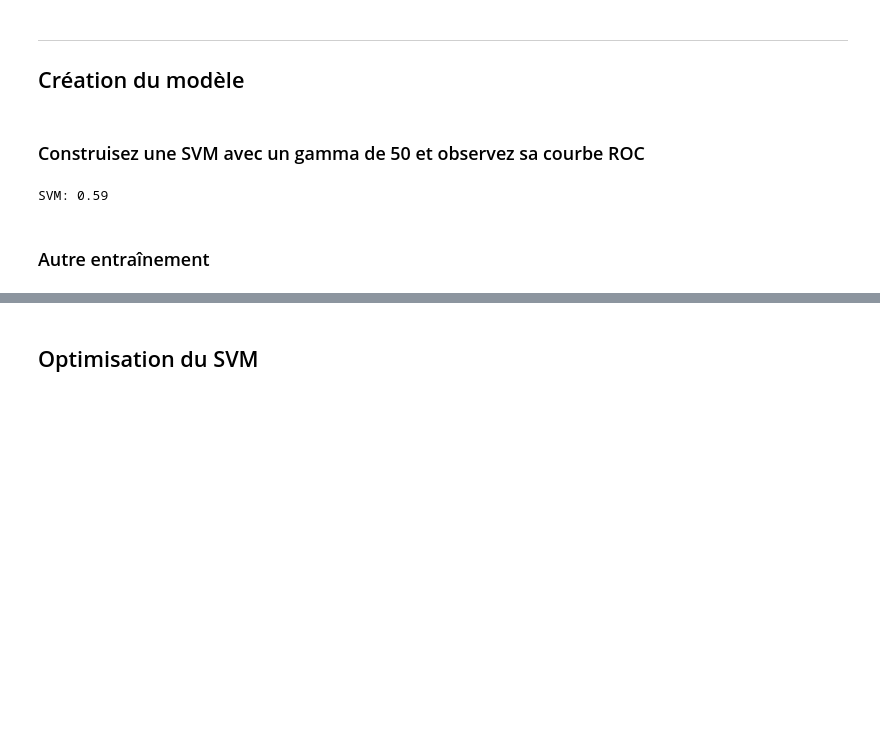
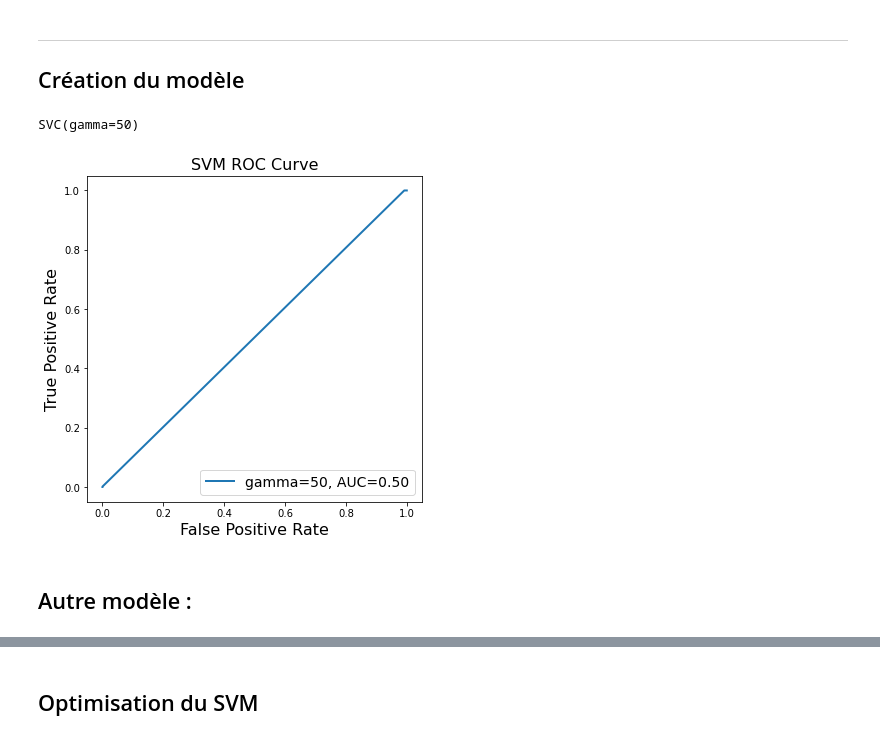
Before and after one commit to BertrandBorel/Notebooks, a Jupyter notebook: IA/SVM/TP_SVM.ipynb, the cells around one changed output, grey strips where cells are left out. Drawn from its saved outputs; the diff is of its cells as text; code cells hidden in the pictures; blank space fills up the shorter version.

```diff
--- a/IA/SVM/TP_SVM.ipynb
+++ b/IA/SVM/TP_SVM.ipynb
@@ -54,8 +68,0 @@ for x in liste :
-# %%
-# standardiser les données
-from sklearn import preprocessing
-
-std_scale = preprocessing.StandardScaler().fit(X_train)
-
-X_train = std_scale.transform(X_train)
-X_test = std_scale.transform(X_test)
@@ -113,15 +73,43 @@ warnings.simplefilter(action='ignore', category=FutureWarning)
-# %% [markdown]
-### Construisez une SVM avec un gamma de 50 et observez sa courbe ROC
-# %%
-# machine vecteurs de support
-SVM = SVC(gamma=50)
-SVM.fit(X_train, y_train)
-predictions = SVM.predict(X_test)
-print("SVM: "+str(accuracy_score(predictions, y_test)))
-# %% [output]
-SVM: 0.59
+# %%
+from sklearn import svm
+classifier = svm.SVC(kernel='rbf', gamma=50)
+
+# Nous entrainons la SVM sur le jeu d'entraînement
+classifier.fit(X_train, y_train)
+# %% [output]
+SVC(gamma=50)
+# %%
+# prédire sur le jeu de test
+y_test_pred = classifier.decision_function(X_test)
+
+# construire la courbe ROC
+from sklearn import metrics
+fpr, tpr, thr = metrics.roc_curve(y_test, y_test_pred)
+
+# calculer l'aire sous la courbe ROC
+auc = metrics.auc(fpr, tpr)
+
+# créer une figure
+from matplotlib import pyplot as plt
+fig = plt.figure(figsize=(6, 6))
+
+# afficher la courbe ROC
+plt.plot(fpr, tpr, '-', lw=2, label='gamma=50, AUC=%.2f' % auc)
+
+# donner un titre aux axes et au graphique
+plt.xlabel('False Positive Rate', fontsize=16)
+plt.ylabel('True Positive Rate', fontsize=16)
+plt.title('SVM ROC Curve', fontsize=16)
+
+# afficher la légende
+plt.legend(loc="lower right", fontsize=14)
+
+# afficher l'image
+plt.show()
+# %% [output]
+[figure, added]
 # %% [markdown]
-### Autre entraînement
+## Autre modèle :
 # %%
 # machine vecteurs de support
 SVM = SVC(gamma='auto')
```
Also changed, not shown: parts of 17 cells of this notebook.
